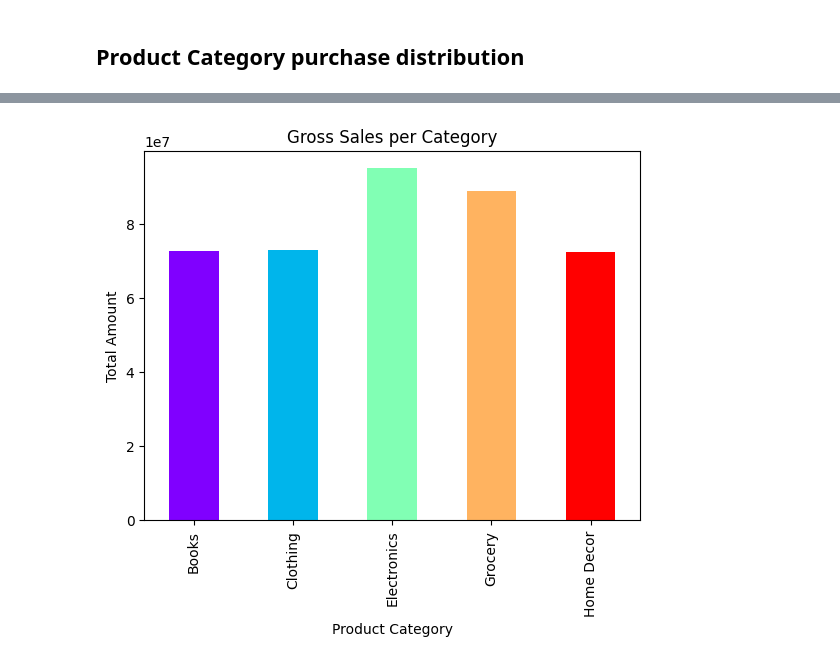
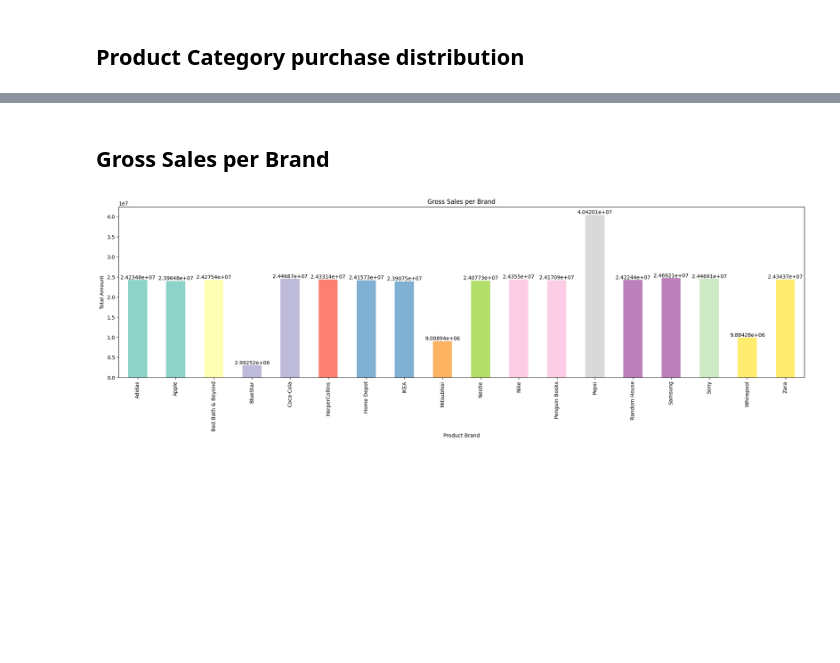
Before and after one commit to JohnnyLiang-OTU/retail_analysis, a Jupyter notebook: main.ipynb, the cells around one changed output, grey strips where cells are left out. Saved outputs shown, nothing was run; the diff lists cells and outputs as text; code cells hidden in the pictures; blank space fills up the shorter version.

Commit message:
More images, analysis, and readme edit

```diff
--- a/main.ipynb
+++ b/main.ipynb
@@ -291,7 +307,9 @@ Name: Total_Amount, dtype: int64
 ## Product Category purchase distribution
 # %%
 product_consumption = df.groupby('Product_Category').size()
-product_consumption.plot(kind='bar', title='Purchases per Category', color=plt.cm.rainbow(np.linspace(0, 1, len(product_consumption))))
+ax = product_consumption.plot(kind='bar', title='Purchases per Category', color=plt.cm.rainbow(np.linspace(0, 1, len(product_consumption))))
+for container in ax.containers:
+    ax.bar_label(container, fmt='%d')
 plt.xlabel('Product Category')
 plt.ylabel('Count')
 plt.xticks(rotation=45)
@@ -300,0 +321,8 @@ plt.show()
+# %%
+product_category_gross_sales = df.groupby('Product_Category')['Total_Amount'].sum()
+ax = product_category_gross_sales.plot(kind='bar', title='Gross Sales per Category', color=plt.cm.rainbow(np.linspace(0, 1, len(product_category_gross_sales))))
+for container in ax.containers:
+    ax.bar_label(container, fmt='%.2f')
+plt.xlabel('Product Category')
+plt.ylabel('Total Amount')
+plt.show()
@@ -312,8 +342,12 @@ plt.show()
+# %% [markdown]
+## Gross Sales per Brand
 # %%
-product_category_gross_sales = df.groupby('Product_Category')['Total_Amount'].sum()
-product_category_gross_sales.plot(kind='bar', title='Gross Sales per Category', color=plt.cm.rainbow(np.linspace(0, 1, len(product_category_gross_sales))))
-plt.xlabel('Product Category')
+brand_gross_sales = df.groupby('Product_Brand')['Total_Amount'].sum()
+ax = brand_gross_sales.plot(kind='bar', title='Gross Sales per Brand', color=plt.cm.Set3(np.linspace(0, 1, len(brand_gross_sales))), figsize=(24, 6))
+for container in ax.containers:
+    ax.bar_label(container)
+plt.xlabel('Product Brand')
 plt.ylabel('Total Amount')
 plt.show()
 # %% [output]
-[figure, old version]
+[figure, new version]
```
Also changed, not shown: parts of 17 cells of this notebook, 8 other files.
